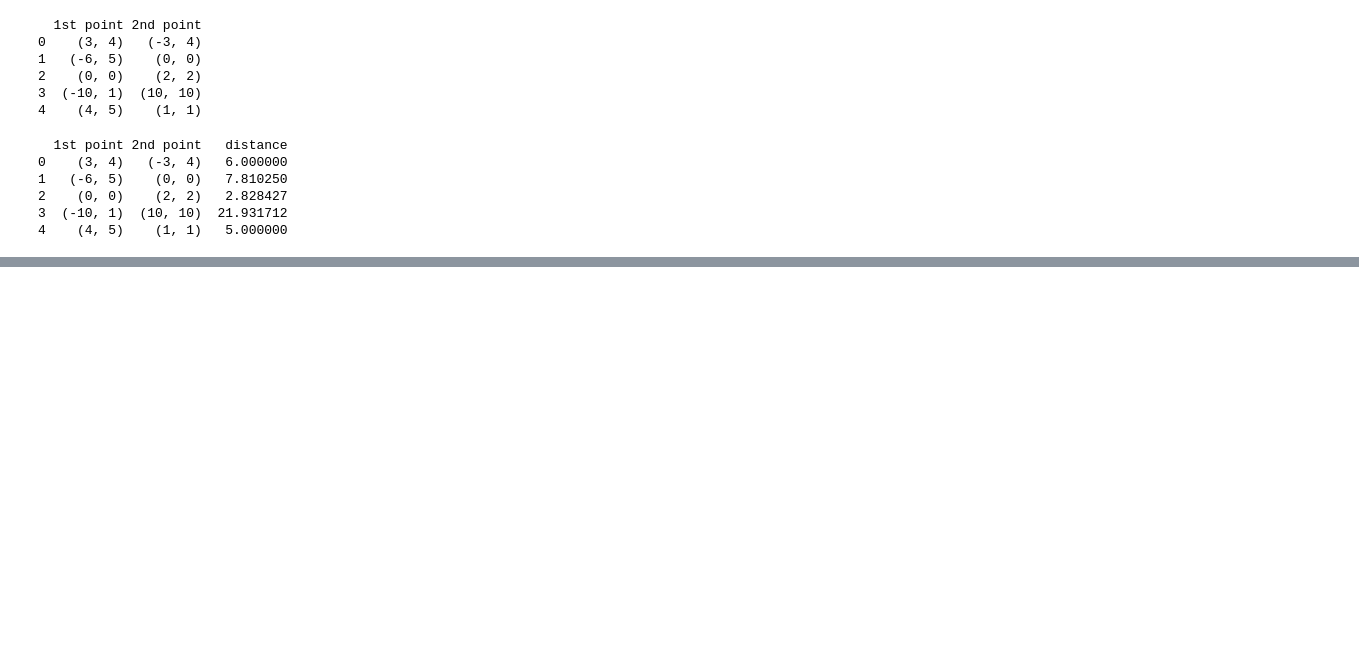
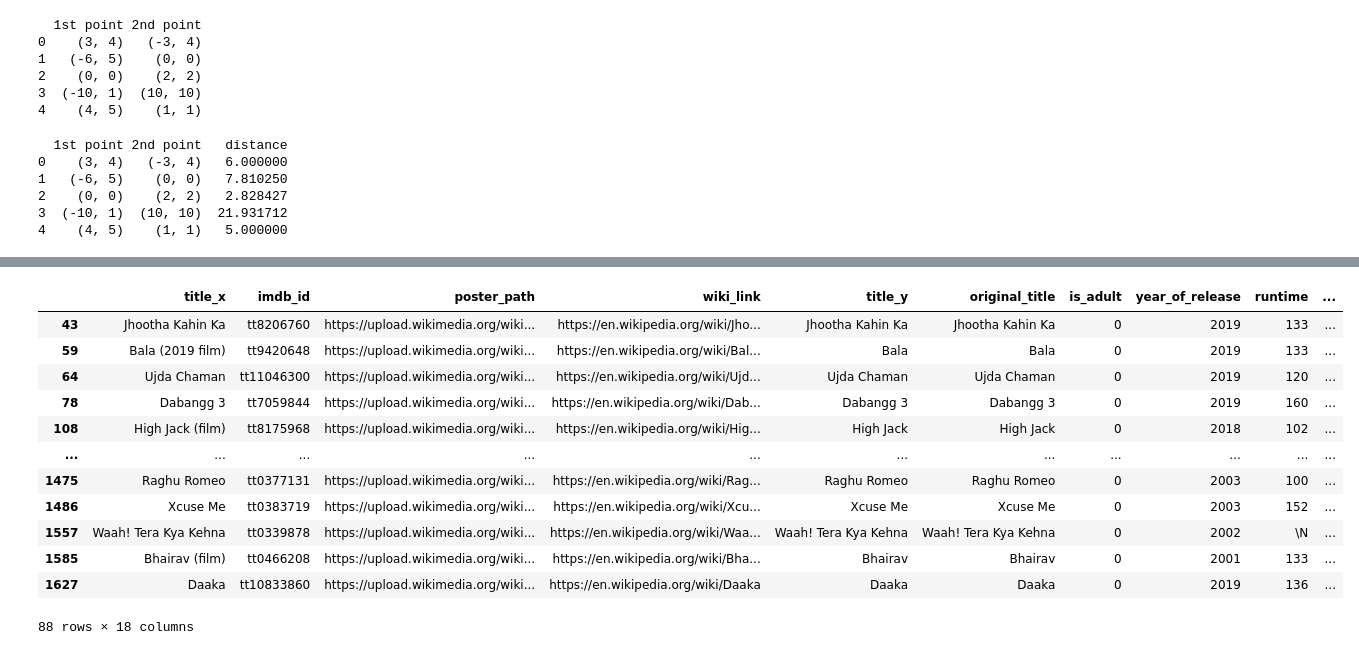
Before and after one commit to Muhammad-Waleed-Source/Pandas, a Jupyter notebook: Pandas_3_Imp_DataFrame_Methods.ipynb, the cells around one changed output, grey strips where cells are left out. Drawn from its saved outputs; the diff is of its cells as text; code cells hidden in the pictures; blank space fills up the shorter version.

Commit message:
isin

```diff
--- a/Pandas_3_Imp_DataFrame_Methods.ipynb
+++ b/Pandas_3_Imp_DataFrame_Methods.ipynb
@@ -1108,0 +1178,16 @@ print(points_df)
+# %%
+movies[movies['genres'].isin(['Action', 'Comedy'])]
+# %% [output]
+|  | title_x | imdb_id | poster_path | wiki_link | title_y | original_title | is_adult | year_of_release | runtime | ... |
+| 43 | Jhootha Kahin Ka | tt8206760 | https://upload.wikimedia.org/wiki... | https://en.wikipedia.org/wiki/Jho... | Jhootha Kahin Ka | Jhootha Kahin Ka | 0 | 2019 | 133 | ... |
+| 59 | Bala (2019 film) | tt9420648 | https://upload.wikimedia.org/wiki... | https://en.wikipedia.org/wiki/Bal... | Bala | Bala | 0 | 2019 | 133 | ... |
+| 64 | Ujda Chaman | tt11046300 | https://upload.wikimedia.org/wiki... | https://en.wikipedia.org/wiki/Ujd... | Ujda Chaman | Ujda Chaman | 0 | 2019 | 120 | ... |
+| 78 | Dabangg 3 | tt7059844 | https://upload.wikimedia.org/wiki... | https://en.wikipedia.org/wiki/Dab... | Dabangg 3 | Dabangg 3 | 0 | 2019 | 160 | ... |
+| 108 | High Jack (film) | tt8175968 | https://upload.wikimedia.org/wiki... | https://en.wikipedia.org/wiki/Hig... | High Jack | High Jack | 0 | 2018 | 102 | ... |
+| ... | ... | ... | ... | ... | ... | ... | ... | ... | ... | ... |
+| 1475 | Raghu Romeo | tt0377131 | https://upload.wikimedia.org/wiki... | https://en.wikipedia.org/wiki/Rag... | Raghu Romeo | Raghu Romeo | 0 | 2003 | 100 | ... |
+| 1486 | Xcuse Me | tt0383719 | https://upload.wikimedia.org/wiki... | https://en.wikipedia.org/wiki/Xcu... | Xcuse Me | Xcuse Me | 0 | 2003 | 152 | ... |
+| 1557 | Waah! Tera Kya Kehna | tt0339878 | https://upload.wikimedia.org/wiki... | https://en.wikipedia.org/wiki/Waa... | Waah! Tera Kya Kehna | Waah! Tera Kya Kehna | 0 | 2002 | \N | ... |
+| 1585 | Bhairav (film) | tt0466208 | https://upload.wikimedia.org/wiki... | https://en.wikipedia.org/wiki/Bha... | Bhairav | Bhairav | 0 | 2001 | 133 | ... |
+| 1627 | Daaka | tt10833860 | https://upload.wikimedia.org/wiki... | https://en.wikipedia.org/wiki/Daaka | Daaka | Daaka | 0 | 2019 | 136 | ... |
+88 rows × 18 columns
```
Also changed, not shown: parts of 6 cells of this notebook.
